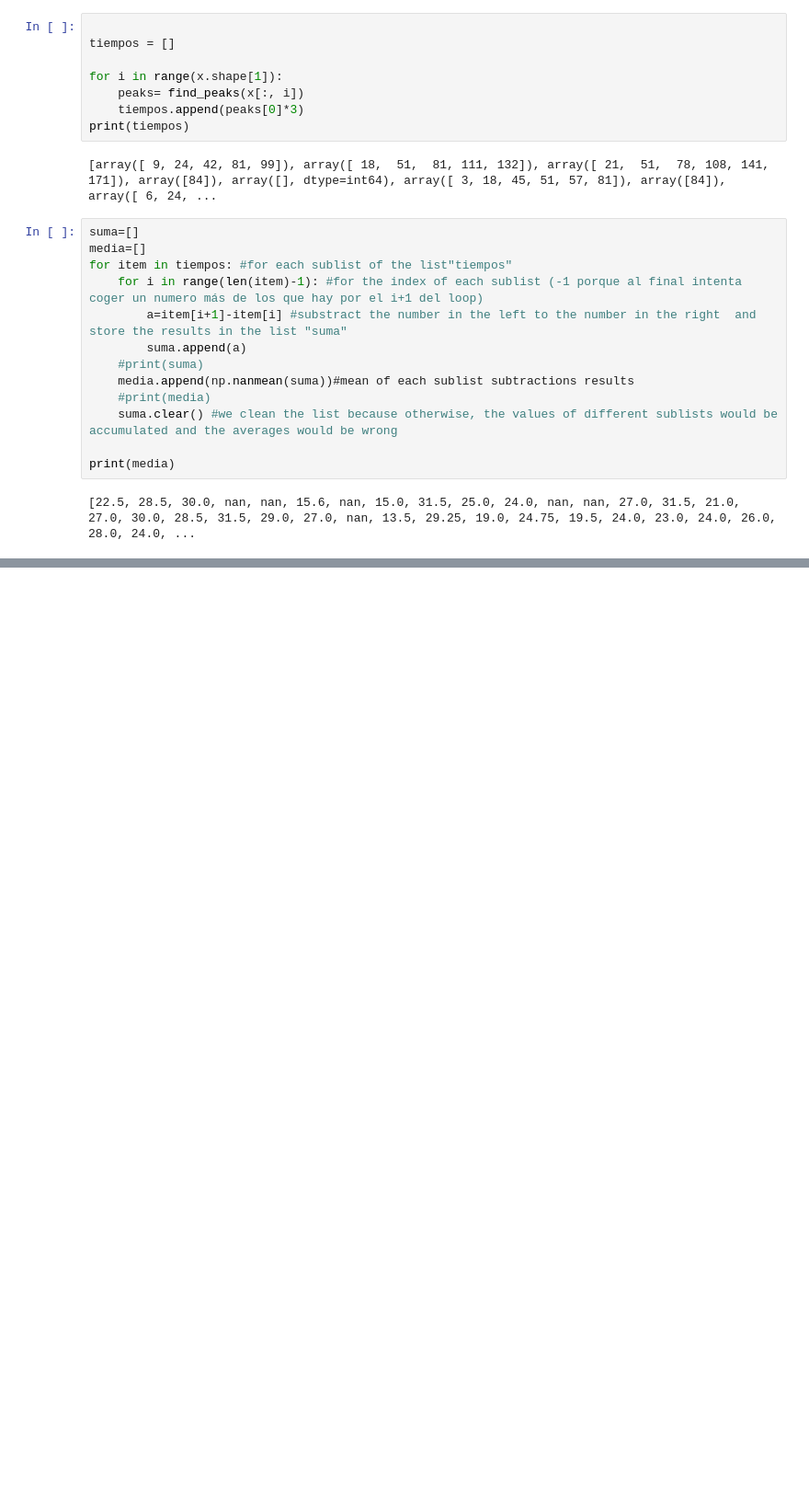
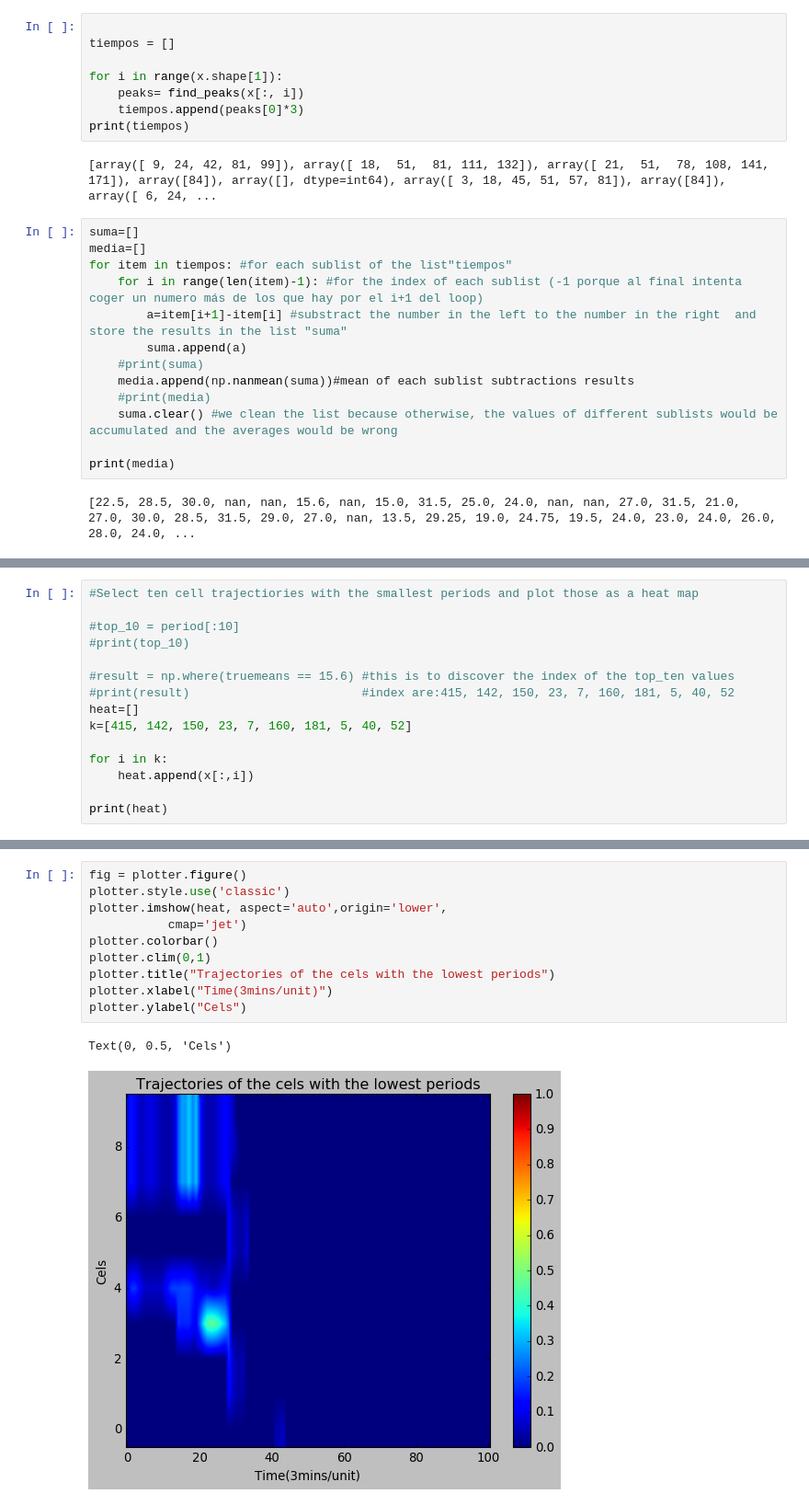
Before and after one commit to ecoirene/ISM_IntroToBioinformatics, a Jupyter notebook: Accelerated_Advanced_Python_weeks3_4/Day5.ipynb, the cells around one changed output, grey strips where cells are left out. Shown: that part at 92% size. Drawn from its saved outputs; the diff is of its cells as text; blank space fills up the shorter version.

```diff
--- a/Accelerated_Advanced_Python_weeks3_4/Day5.ipynb
+++ b/Accelerated_Advanced_Python_weeks3_4/Day5.ipynb
@@ -206,0 +181,15 @@ lt[0][0]
+# %%
+#Select ten cell trajectiories with the smallest periods and plot those as a heat map
+
+#top_10 = period[:10]
+#print(top_10)
+
+#result = np.where(truemeans == 15.6) #this is to discover the index of the top_ten values
+#print(result)                        #index are:415, 142, 150, 23, 7, 160, 181, 5, 40, 52
+heat=[]
+k=[415, 142, 150, 23, 7, 160, 181, 5, 40, 52]
+
+for i in k:
+    heat.append(x[:,i])
+
+print(heat)
@@ -206,0 +214,13 @@ lt[0][0]
+# %%
+fig = plotter.figure()
+plotter.style.use('classic')
+plotter.imshow(heat, aspect='auto',origin='lower',
+           cmap='jet')
+plotter.colorbar()
+plotter.clim(0,1)
+plotter.title("Trajectories of the cels with the lowest periods")
+plotter.xlabel("Time(3mins/unit)")
+plotter.ylabel("Cels")
+# %% [output]
+Text(0, 0.5, 'Cels')
+[figure, added]
```
Also changed, not shown: parts of 16 cells of this notebook.
